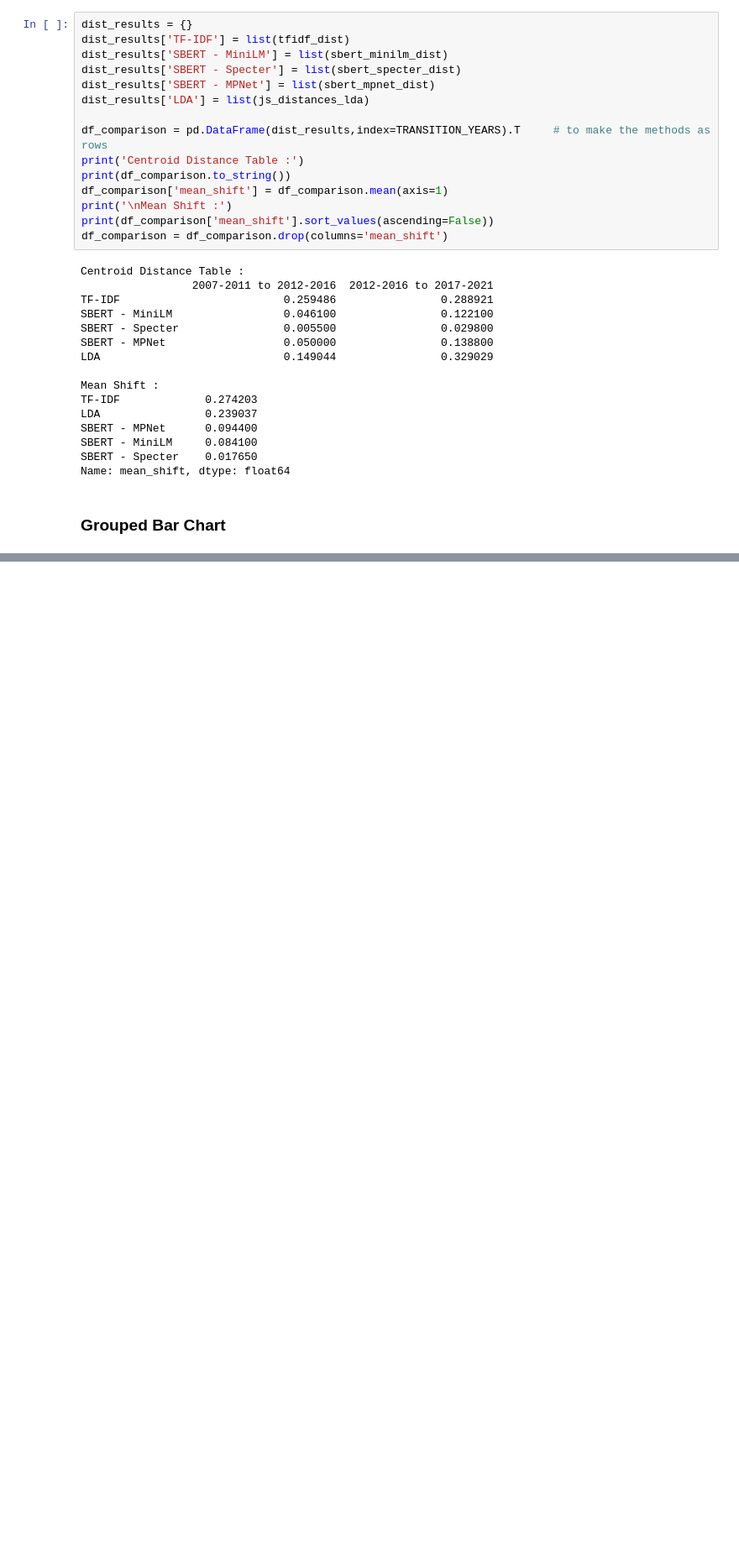
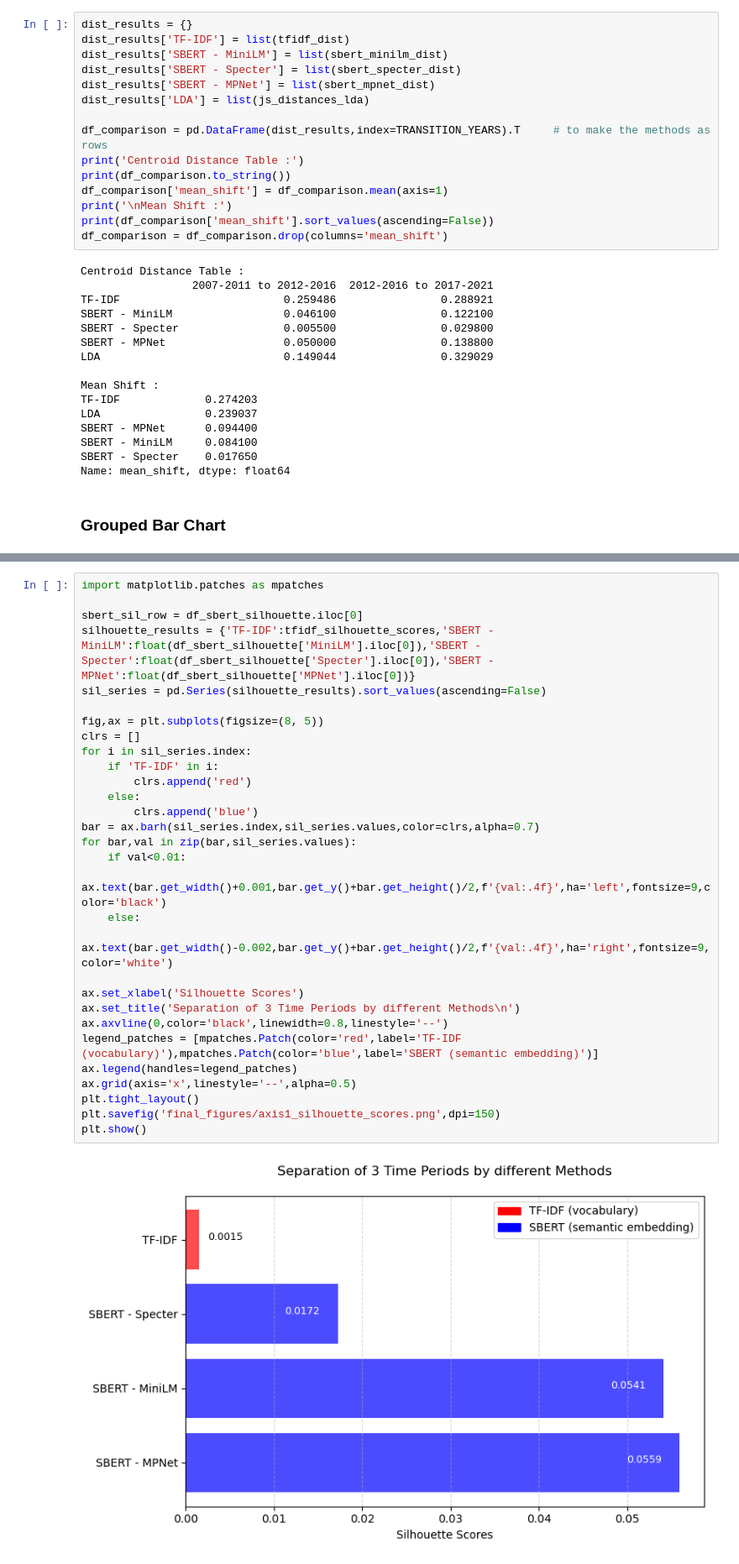
Before and after one commit to rohan-crypto/Text_Analytics_Team33_Task3, a Jupyter notebook: INTEGRATION_CODE/Final Integration code.ipynb, the cells around one changed output, grey strips where cells are left out. Shown at 84% size. Drawn from its saved outputs; the diff is of its cells as text; blank space fills up the shorter version.

Commit message:
Final Integration Code(Axis 1) - silhouette score & PCA

```diff
--- a/INTEGRATION_CODE/Final Integration code.ipynb
+++ b/INTEGRATION_CODE/Final Integration code.ipynb
@@ -175,0 +178,32 @@ plt.show()
+# %%
+import matplotlib.patches as mpatches
+
+sbert_sil_row = df_sbert_silhouette.iloc[0]
+silhouette_results = {'TF-IDF':tfidf_silhouette_scores,'SBERT - MiniLM':float(df_sbert_silhouette['MiniLM'].iloc[0]),'SBERT - Specter':float(df_sbert_silhouette['Specter'].iloc[0]),'SBERT - MPNet':float(df_sbert_silhouette['MPNet'].iloc[0])}
+sil_series = pd.Series(silhouette_results).sort_values(ascending=False)
+
+fig,ax = plt.subplots(figsize=(8, 5))
+clrs = []
+for i in sil_series.index:
+    if 'TF-IDF' in i:
+        clrs.append('red')
+    else:
+        clrs.append('blue')
+bar = ax.barh(sil_series.index,sil_series.values,color=clrs,alpha=0.7)
+for bar,val in zip(bar,sil_series.values):
+    if val<0.01:
+        ax.text(bar.get_width()+0.001,bar.get_y()+bar.get_height()/2,f'{val:.4f}',ha='left',fontsize=9,color='black')
+    else:
+        ax.text(bar.get_width()-0.002,bar.get_y()+bar.get_height()/2,f'{val:.4f}',ha='right',fontsize=9,color='white')
+
+ax.set_xlabel('Silhouette Scores')
+ax.set_title('Separation of 3 Time Periods by different Methods\n')
+ax.axvline(0,color='black',linewidth=0.8,linestyle='--')
+legend_patches = [mpatches.Patch(color='red',label='TF-IDF (vocabulary)'),mpatches.Patch(color='blue',label='SBERT (semantic embedding)')]
+ax.legend(handles=legend_patches)
+ax.grid(axis='x',linestyle='--',alpha=0.5)
+plt.tight_layout()
+plt.savefig('final_figures/axis1_silhouette_scores.png',dpi=150)
+plt.show()
+# %% [output]
+[figure, added]
```
Also changed, not shown: parts of 4 cells of this notebook, 2 other files.
